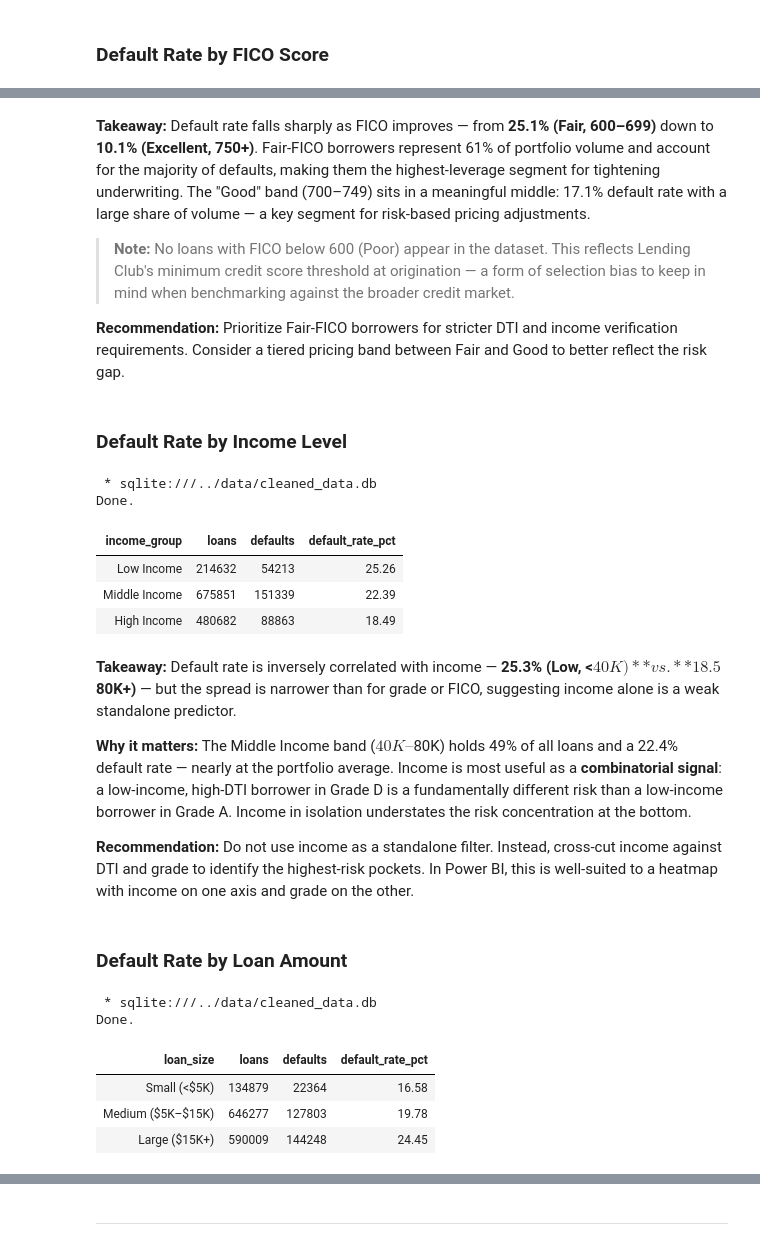
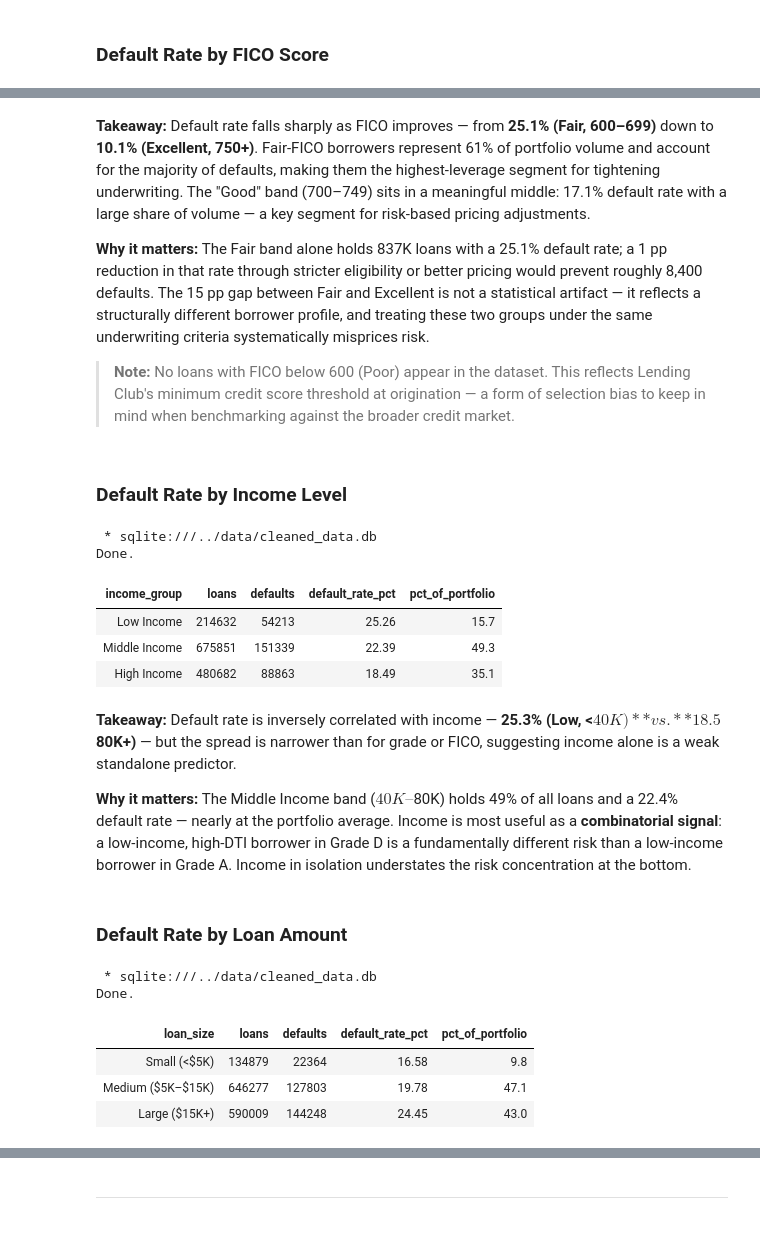
Before and after one commit to diegogomez040/Financial-risk-club-lending, a Jupyter notebook: notebooks/02_sql_analysis.ipynb, the cells around one changed output, grey strips where cells are left out. Saved outputs shown, nothing was run; the diff lists cells and outputs as text; code cells hidden in the pictures.

```diff
--- a/notebooks/02_sql_analysis.ipynb
+++ b/notebooks/02_sql_analysis.ipynb
@@ -167,39 +169,38 @@ Done.
 # %% [markdown]
 **Takeaway:** Default rate falls sharply as FICO improves — from **25.1% (Fair, 600–699)** down to **10.1% (Excellent, 750+)**. Fair-FICO borrowers represent 61% of portfolio volume and account for the majority of defaults, making them the highest-leverage segment for tightening underwriting. The "Good" band (700–749) sits in a meaningful middle: 17.1% default rate with a large share of volume — a key segment for risk-based pricing adjustments.
 
+**Why it matters:** The Fair band alone holds 837K loans with a 25.1% default rate; a 1 pp reduction in that rate through stricter eligibility or better pricing would prevent roughly 8,400 defaults. The 15 pp gap between Fair and Excellent is not a statistical artifact — it reflects a structurally different borrower profile, and treating these two groups under the same underwriting criteria systematically misprices risk.
+
 > **Note:** No loans with FICO below 600 (Poor) appear in the dataset. This reflects Lending Club's minimum credit score threshold at origination — a form of selection bias to keep in mind when benchmarking against the broader credit market.
-
-**Recommendation:** Prioritize Fair-FICO borrowers for stricter DTI and income verification requirements. Consider a tiered pricing band between Fair and Good to better reflect the risk gap.
 # %% [markdown]
 ### Default Rate by Income Level
 # %%
 %%sql
 SELECT
     CASE
         WHEN annual_inc < 40000 THEN 'Low Income'
         WHEN annual_inc < 80000 THEN 'Middle Income'
         ELSE 'High Income'
     END AS income_group,
     COUNT(*) AS loans,
     SUM("default") AS defaults,
-    ROUND(100.0 * SUM("default") / COUNT(*), 2) AS default_rate_pct
+    ROUND(100.0 * SUM("default") / COUNT(*), 2) AS default_rate_pct,
+    ROUND(COUNT(*)*100.0 / SUM(COUNT(*)) OVER (), 1) AS pct_of_portfolio
 FROM loans
 GROUP BY income_group
 ORDER BY CASE income_group
     WHEN 'Low Income' THEN 1 WHEN 'Middle Income' THEN 2 ELSE 3 END;
 # %% [output]
  * sqlite:///../data/cleaned_data.db
 Done.
-| income_group | loans | defaults | default_rate_pct |
-| Low Income | 214632 | 54213 | 25.26 |
-| Middle Income | 675851 | 151339 | 22.39 |
-| High Income | 480682 | 88863 | 18.49 |
+| income_group | loans | defaults | default_rate_pct | pct_of_portfolio |
+| Low Income | 214632 | 54213 | 25.26 | 15.7 |
+| Middle Income | 675851 | 151339 | 22.39 | 49.3 |
+| High Income | 480682 | 88863 | 18.49 | 35.1 |
 # %% [markdown]
 **Takeaway:** Default rate is inversely correlated with income — **25.3% (Low, <$40K)** vs. **18.5% (High, $80K+)** — but the spread is narrower than for grade or FICO, suggesting income alone is a weak standalone predictor.
 
 **Why it matters:** The Middle Income band ($40K–$80K) holds 49% of all loans and a 22.4% default rate — nearly at the portfolio average. Income is most useful as a **combinatorial signal**: a low-income, high-DTI borrower in Grade D is a fundamentally different risk than a low-income borrower in Grade A. Income in isolation understates the risk concentration at the bottom.
-
-**Recommendation:** Do not use income as a standalone filter. Instead, cross-cut income against DTI and grade to identify the highest-risk pockets. In Power BI, this is well-suited to a heatmap with income on one axis and grade on the other.
 # %% [markdown]
 ### Default Rate by Loan Amount
 # %%
@@ -212,7 +213,8 @@ SELECT
     END AS loan_size,
     COUNT(*) AS loans,
     SUM("default") AS defaults,
-    ROUND(SUM("default")*100.0 / COUNT(*), 2) AS default_rate_pct
+    ROUND(SUM("default")*100.0 / COUNT(*), 2) AS default_rate_pct,
+    ROUND(COUNT(*)*100.0 / SUM(COUNT(*)) OVER (), 1) AS pct_of_portfolio
 FROM loans
 GROUP BY loan_size
 ORDER BY CASE loan_size
@@ -223,10 +225,10 @@ END;
 # %% [output]
  * sqlite:///../data/cleaned_data.db
 Done.
-| loan_size | loans | defaults | default_rate_pct |
-| Small (<$5K) | 134879 | 22364 | 16.58 |
-| Medium ($5K–$15K) | 646277 | 127803 | 19.78 |
-| Large ($15K+) | 590009 | 144248 | 24.45 |
+| loan_size | loans | defaults | default_rate_pct | pct_of_portfolio |
+| Small (<$5K) | 134879 | 22364 | 16.58 | 9.8 |
+| Medium ($5K–$15K) | 646277 | 127803 | 19.78 | 47.1 |
+| Large ($15K+) | 590009 | 144248 | 24.45 | 43.0 |
 # %% [markdown]
 **Takeaway:** Default rate increases with loan size — from **16.6% (Small, <$5K)** to **24.5% (Large, $15K+)**. Large loans carry both higher probability of default and higher loss-given-default, making them doubly impactful on portfolio losses.
 
```
Also changed, not shown: parts of 10 cells of this notebook, 2 other files.
